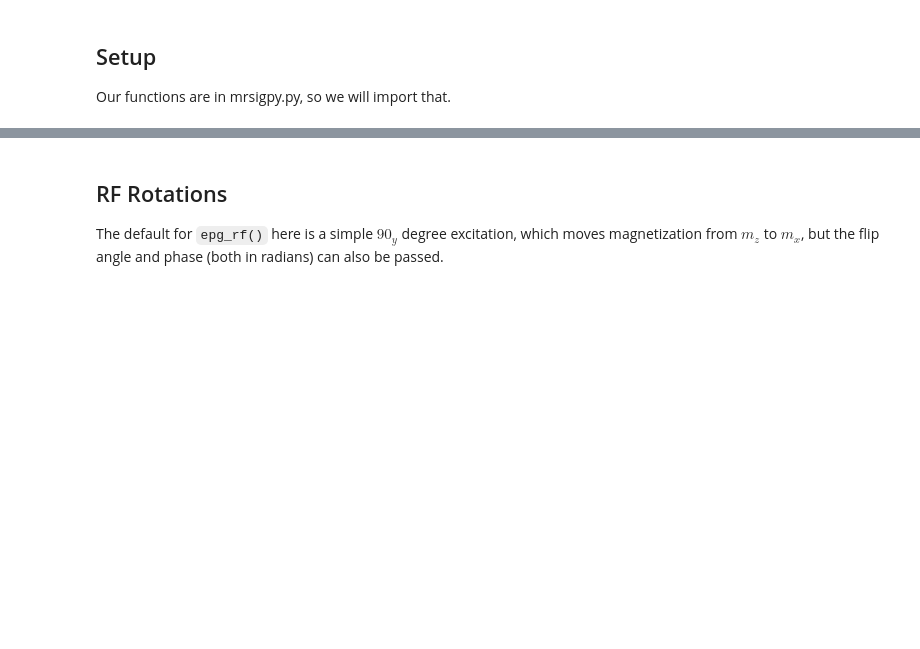
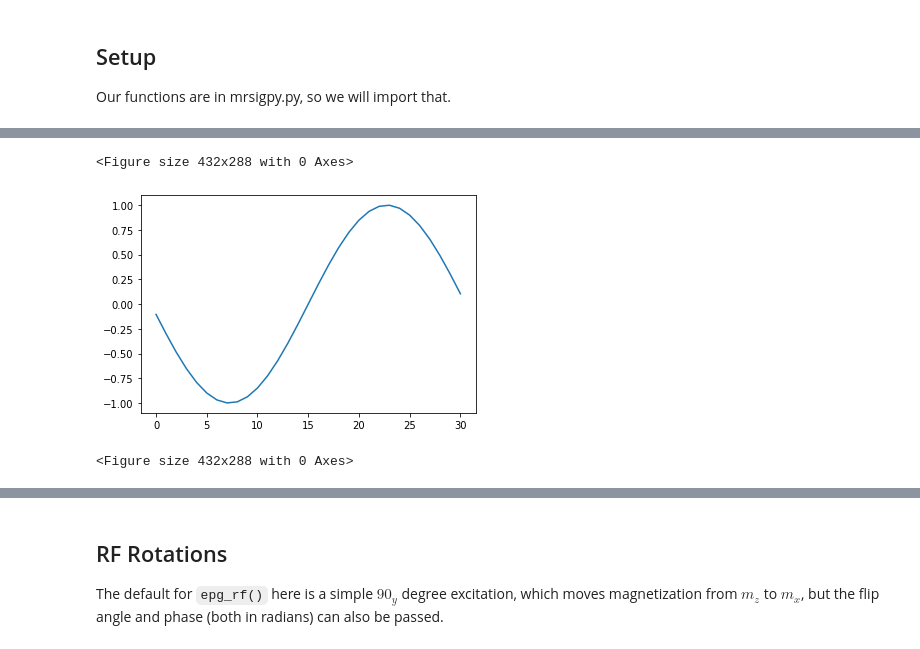
Before and after one commit to mribri999/MRSignalsSeqs, a Jupyter notebook: Python/Rad 229 - Extended Phase Graphs (EPGs) Tutorial.ipynb, the cells around one changed output, grey strips where cells are left out. Cells and saved outputs as stored; diff of their text form; code cells hidden in the pictures; blank space fills up the shorter version.

```diff
--- a/Python/Rad 229 - Extended Phase Graphs (EPGs) Tutorial.ipynb
+++ b/Python/Rad 229 - Extended Phase Graphs (EPGs) Tutorial.ipynb
@@ -10,0 +8,12 @@ import mrsigpy as mrs
+# %%
+import numpy as np
+import mrsigpy as mrs
+
+N = 31
+Ns = 1.
+frac = 0.
+
+FpFmZ = np.array([[1.,0.],[1.,0.],[1.,0.]])
+
+spins = mrs.epg_FZ2spins(FpFmZ,N,.999)
+print("Spins is %s" % spins)
@@ -10,0 +39,11 @@ import mrsigpy as mrs
+# %%
+%matplotlib inline
+
+import matplotlib.pyplot as plt
+
+plt.plot(spins[1,:])
+plt.figure()
+# %% [output]
+<Figure size 432x288 with 0 Axes>
+[figure, added]
+<Figure size 432x288 with 0 Axes>
```
Also changed, not shown: parts of 10 cells of this notebook.
